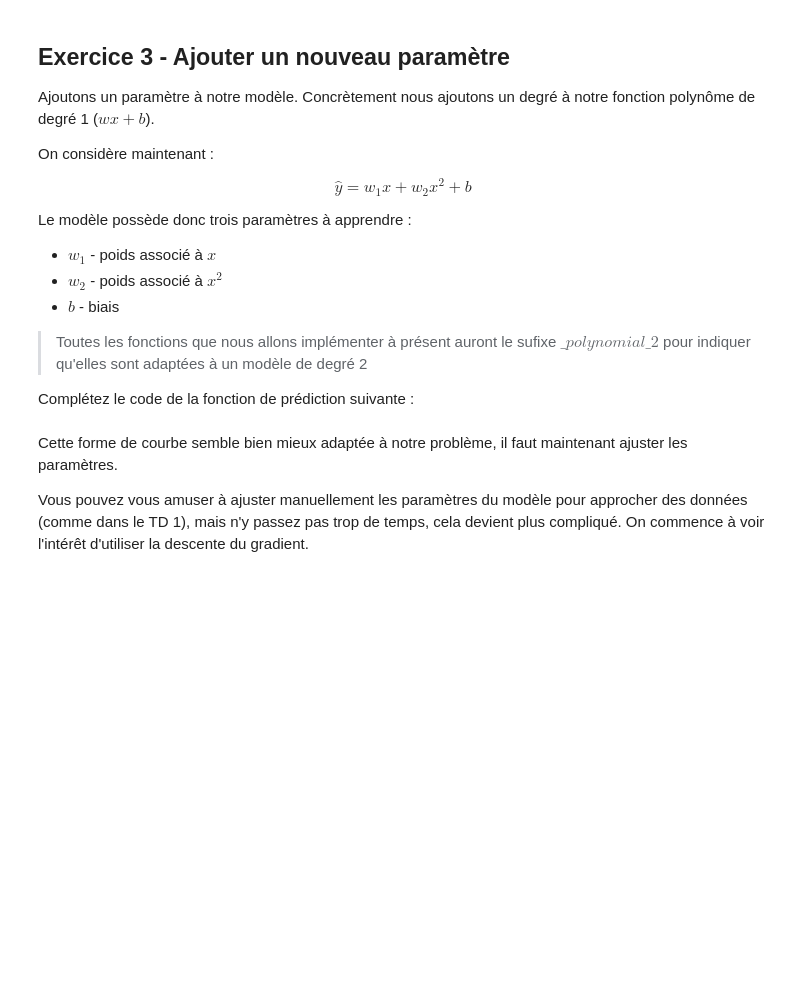
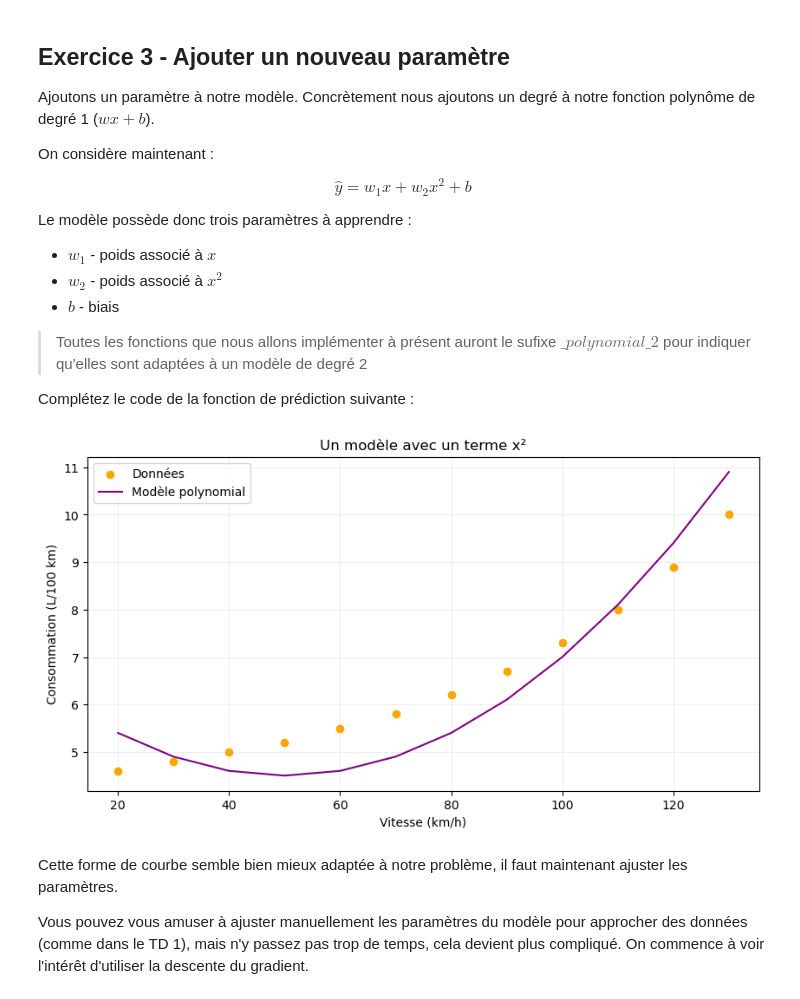
Before and after one commit to Ness2706/Projet-Info-1, a Jupyter notebook: TD2-regression_polynomiale (1).ipynb, the cells around one changed output. Cells and saved outputs as stored; diff of their text form; code cells hidden in the pictures; blank space fills up the shorter version.

```diff
--- a/TD2-regression_polynomiale (1).ipynb
+++ b/TD2-regression_polynomiale (1).ipynb
@@ -113,27 +119,29 @@ Complétez le code de la fonction de prédiction suivante :
 # %%
 def predict_polynomial_2(X, w1, w2, b):
     '''
     cette fonction renvoie un polynôme de degré 2 échantilloné pour les valeurs de X
     '''
     # À faire :
-    # return ...
+    return w1 * X + w2 * (X**2) +b
 
 # Exemple arbitraire pour vérifier que la fonction produit bien une courbe
 w1_test = -0.10
 w2_test = 0.001
 b_test = 7.0
 
 pred_poly_test = predict_polynomial_2(X, w1_test, w2_test, b_test)
 
 plt.figure(figsize=(10, 5))
 plt.scatter(X, y, c="orange", label="Données")
 plt.plot(X, pred_poly_test, c="purple", label="Modèle polynomial")
 plt.xlabel("Vitesse (km/h)")
 plt.ylabel("Consommation (L/100 km)")
 plt.title("Un modèle avec un terme x²")
 plt.legend()
 plt.grid(alpha=0.2)
 plt.show()
+# %% [output]
+[figure, added]
 # %% [markdown]
 Cette forme de courbe semble bien mieux adaptée à notre problème, il faut maintenant ajuster les paramètres.
 
```
Also changed, not shown: parts of 22 cells of this notebook.
